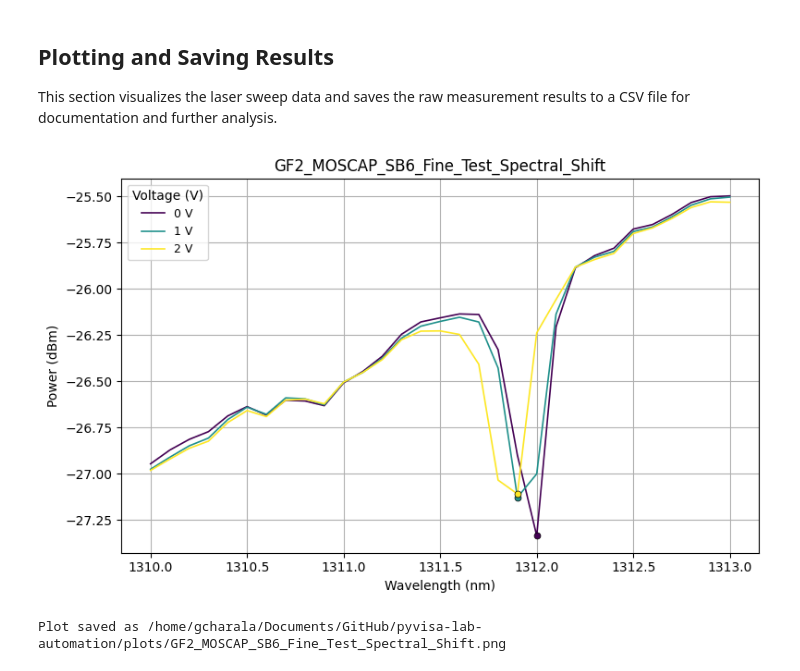
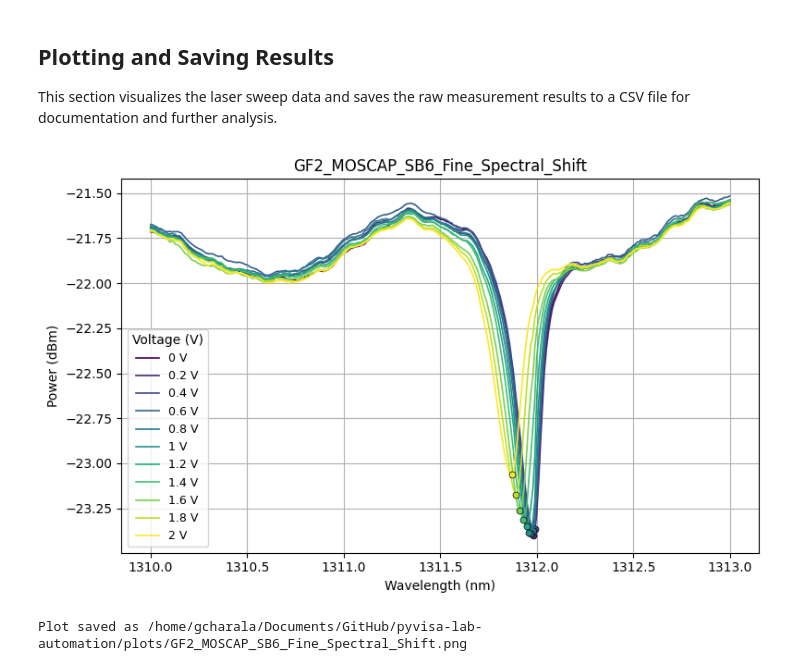
Before and after one commit to gcharalampous/pyvisa-lab-automation, a Jupyter notebook: Optical_Frequency_Response_Sourcemeter.ipynb, the cells around one changed output. Saved outputs shown, nothing was run; the diff lists cells and outputs as text; code cells hidden in the pictures.

Commit message:
Updated for MOSCAP Test Structures

```diff
--- a/Optical_Frequency_Response_Sourcemeter.ipynb
+++ b/Optical_Frequency_Response_Sourcemeter.ipynb
@@ -114,26 +130,26 @@ df_sweep.pivot(index="Wavelength (nm)",                           # 2D grid
 ## Plotting and Saving Results
 This section visualizes the laser sweep data and saves the raw measurement results to a CSV file for documentation and further analysis.
 # %%
+
 import pandas as pd
 from utils.plotter import plot_spectral_shift_vs_voltage
 
 
-df_sweep = pd.read_csv("sweep.csv")
+df_sweep = pd.read_csv("data/raw/" + combined_name + "_Spectral_Shift.csv")
 plot_path = plot_spectral_shift_vs_voltage(
     df_sweep,
     figure_name=combined_name + "_Spectral_Shift",
     show=True,
 )
 
-df_sweep.to_csv("data/" + combined_name + "_Spectral_Shift.csv", index=False)
 
 
 
 # # Save the laser sweep results to a CSV file
 # data_path = save_raw_measurements(headers=headers_laser_sweep,
 #                       data=results_laser_sweep,
 #                       filename=combined_name + "_Laser_Sweep",
 # )
 # %% [output]
-[figure, old version]
+[figure, new version]
-Plot saved as /home/gcharala/Documents/GitHub/pyvisa-lab-automation/plots/GF2_MOSCAP_SB6_Fine_Test_Spectral_Shift.png
+Plot saved as /home/gcharala/Documents/GitHub/pyvisa-lab-automation/plots/GF2_MOSCAP_SB6_Fine_Spectral_Shift.png
```
Also changed, not shown: parts of 2 cells of this notebook, 1 other file.
